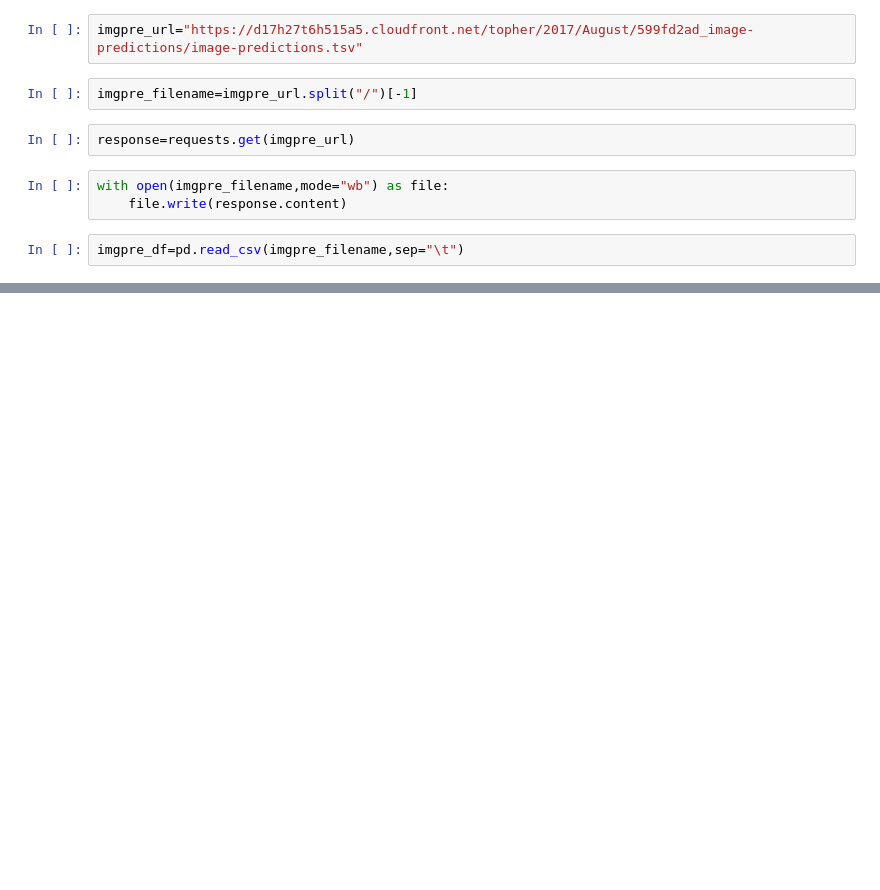
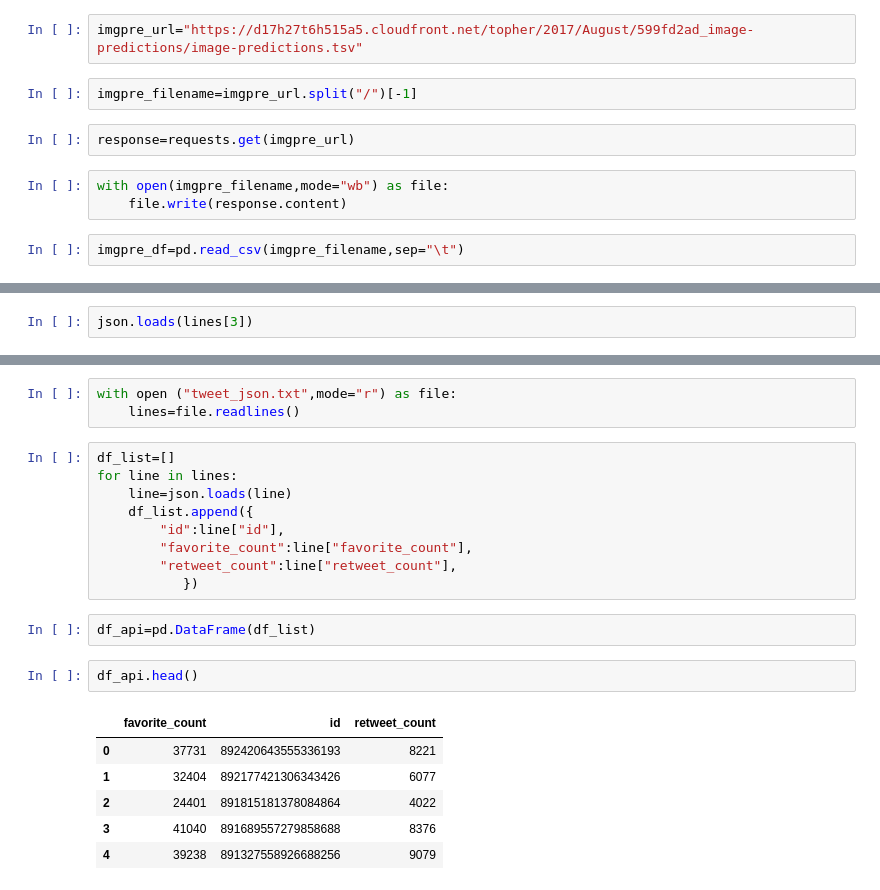
Before and after one commit to wessamalhallak/DataWrangling, a Jupyter notebook: wrangle_act.ipynb, the cells around one changed output, grey strips where cells are left out. Cells and saved outputs as stored; diff of their text form; blank space fills up the shorter version.

Commit message:
feat: Gathring data finised

```diff
--- a/wrangle_act.ipynb
+++ b/wrangle_act.ipynb
@@ -39,0 +229,2 @@ imgpre_df.head()
+# %%
+json.loads(lines[3])
@@ -39,0 +249,23 @@ imgpre_df.head()
+# %%
+with open ("tweet_json.txt",mode="r") as file:
+    lines=file.readlines()
+# %%
+df_list=[]
+for line in lines:
+    line=json.loads(line)
+    df_list.append({
+        "id":line["id"],
+        "favorite_count":line["favorite_count"],
+        "retweet_count":line["retweet_count"],
+           })
+# %%
+df_api=pd.DataFrame(df_list)
+# %%
+df_api.head()
+# %% [output]
+|  | favorite_count | id | retweet_count |
+| 0 | 37731 | 892420643555336193 | 8221 |
+| 1 | 32404 | 892177421306343426 | 6077 |
+| 2 | 24401 | 891815181378084864 | 4022 |
+| 3 | 41040 | 891689557279858688 | 8376 |
+| 4 | 39238 | 891327558926688256 | 9079 |
```
Also changed, not shown: parts of 13 cells of this notebook, 4 other files.
